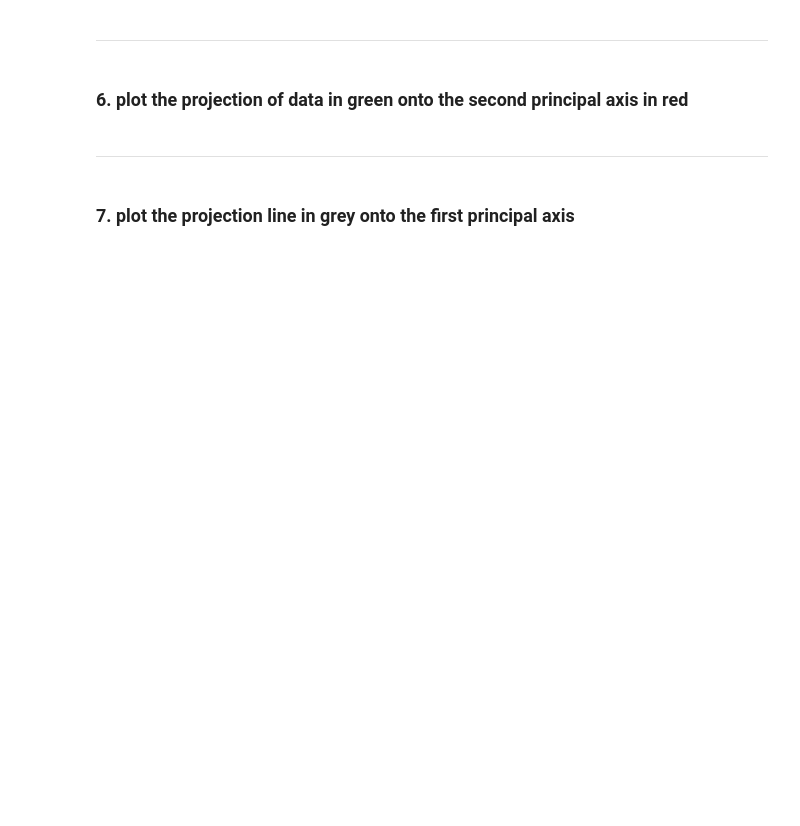
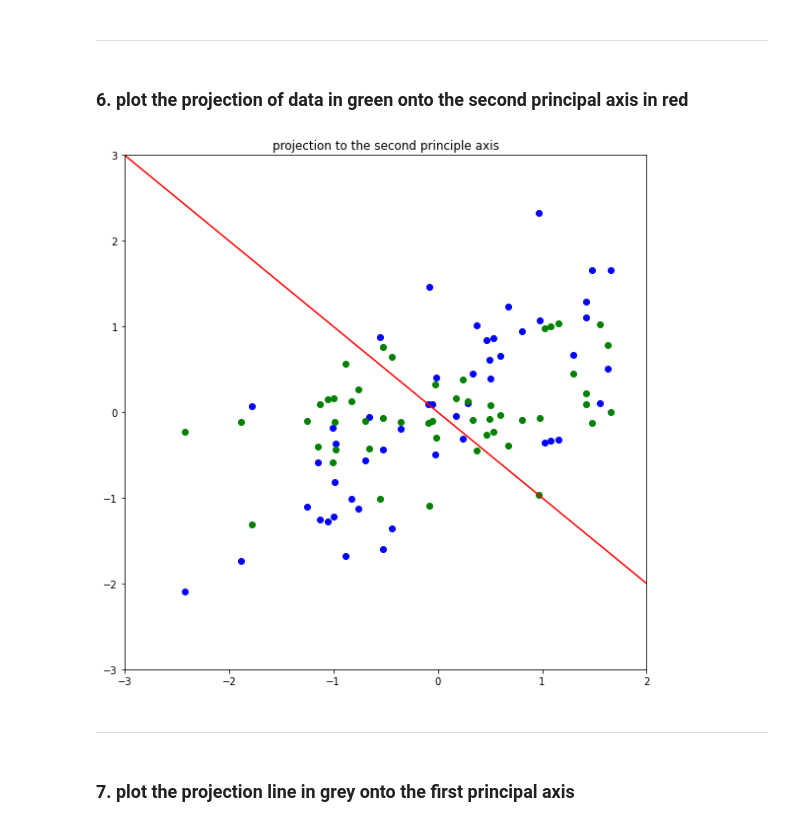
Before and after one commit to YJbonobono/assignment-machine-learning, a Jupyter notebook: 12/assignment_12_new.ipynb, the cells around one changed output. Saved outputs shown, nothing was run; the diff lists cells and outputs as text; code cells hidden in the pictures; blank space fills up the shorter version.

```diff
--- a/12/assignment_12_new.ipynb
+++ b/12/assignment_12_new.ipynb
@@ -325,6 +357,10 @@ plot_second(x, y)
 ***
 # %% [markdown]
 ### 6. plot the projection of data in green onto the second principal axis in red
+# %%
+plot_project_second(x, y, feature, eigvec2)
+# %% [output]
+[figure, added]
 # %% [markdown]
 ***
 # %% [markdown]
```
Also changed, not shown: parts of 12 cells of this notebook.
